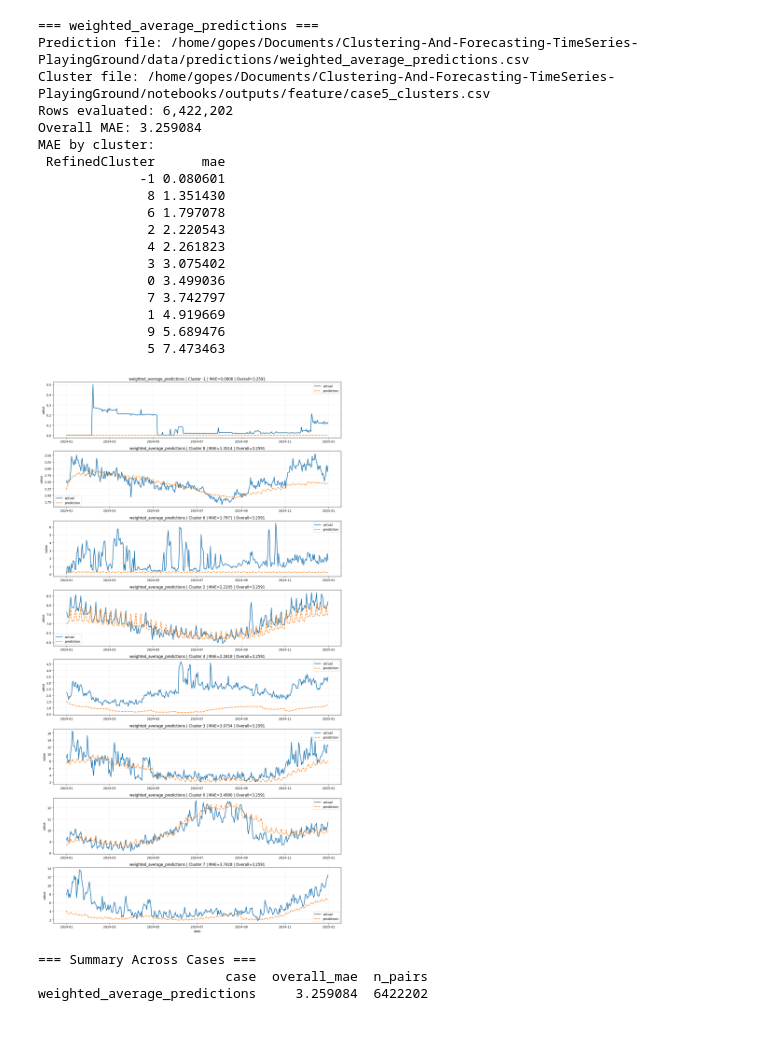
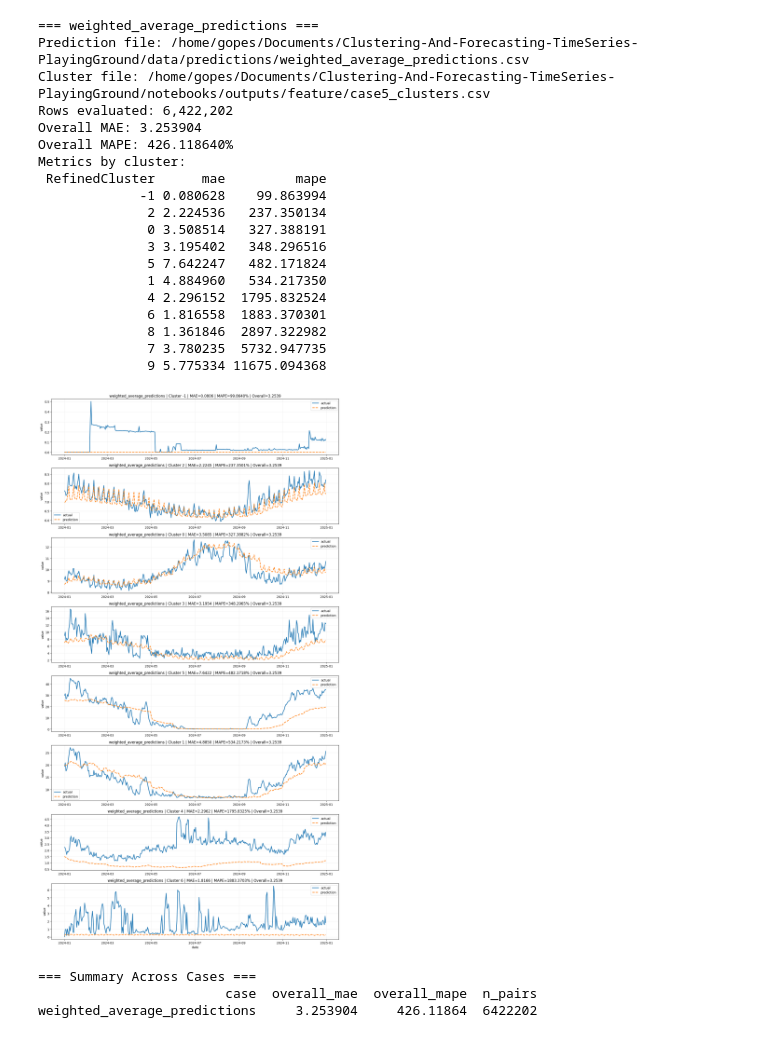
Before and after one commit to QuirkyCroissant/Clustering-And-Forecasting-TimeSeries-PlayingGround, a Jupyter notebook: notebooks/statistics/computePredictionsMetrics.ipynb, the cells around one changed output. Drawn from its saved outputs; the diff is of its cells as text; code cells hidden in the pictures.

Commit message:
MAPE calculation

```diff
--- a/notebooks/statistics/computePredictionsMetrics.ipynb
+++ b/notebooks/statistics/computePredictionsMetrics.ipynb
@@ -1,6 +1,6 @@
 # %%
-train_set = '../data/raw/sample_23.csv' # do not touch
-test_set = '../data/raw/sample_24.csv' # do not touch
+train_set = '../../data/raw/sample_23.csv' # do not touch
+test_set = '../../data/raw/sample_24.csv' # do not touch
 
 predictions_clustering = {
     # '../data/predictions/tft_case5_clusters_wide.csv': "outputs/feature/case5_clusters.csv",
@@ -17,7 +17,7 @@ predictions_clustering = {
     # '../data/predictions/flo/pred_2024_cluster_xgb(4).csv': "outputs/feature/case4_clusters.csv",
     # '../data/predictions/flo/pred_2024_cluster_xgb(5).csv': "outputs/feature/case5_clusters.csv",
     # 'outputs/pred_combined_case5.csv': "outputs/feature/case5_clusters.csv",
-    '/home/gopes/Documents/Clustering-And-Forecasting-TimeSeries-PlayingGround/data/predictions/weighted_average_predictions.csv': "outputs/feature/case5_clusters.csv",
+    '../../data/predictions/weighted_average_predictions.csv': "../outputs/feature/case5_clusters.csv",
     # 'outputs/pred_2024_cluster_xgb(13).csv': "outputs/feature/case5_clusters.csv",
     # 'outputs/pred_2024_global_xgb(1).csv': None,
     # '../data/predictions/flo/pred_2024_cluster_xgb(6).csv': "outputs/feature/case6_clusters.csv",
@@ -93,6 +93,15 @@ def _pick_cluster_col(cluster_df):
         if "cluster" in lc or lc in {"label", "labels"}:
             return c
     return None
+
+
+def _safe_mape(y_true, y_pred):
+    y_true = np.asarray(y_true, dtype=float)
+    y_pred = np.asarray(y_pred, dtype=float)
+    nonzero_mask = np.abs(y_true) > 0
+    if not np.any(nonzero_mask):
+        return np.nan
+    return np.mean(np.abs((y_true[nonzero_mask] - y_pred[nonzero_mask]) / y_true[nonzero_mask])) * 100.0
 
 
 def _load_case_data(eval_df, pred_path, cluster_path=None):
@@ -170,12 +179,15 @@ def _evaluate_one_case(case_name, eval_df, pred_path, cluster_path):
         raise ValueError(f"No valid numeric pairs to evaluate for case: {case_name}")
 
     overall_mae = mean_absolute_error(long_df["y_true"], long_df["y_pred"])
+    overall_mape = _safe_mape(long_df["y_true"], long_df["y_pred"])
     by_cluster = (
         long_df.groupby(cluster_col)
-        .apply(lambda d: mean_absolute_error(d["y_true"], d["y_pred"]))
-        .rename("mae")
+        .apply(lambda d: pd.Series({
+            "mae": mean_absolute_error(d["y_true"], d["y_pred"]),
+            "mape": _safe_mape(d["y_true"], d["y_pred"]),
+        }))
         .reset_index()
-        .sort_values("mae")
+        .sort_values(["mape", "mae"], na_position="last")
     )
 
     print(f"\n=== {case_name} ===")
@@ -183,7 +195,8 @@ def _evaluate_one_case(case_name, eval_df, pred_path, cluster_path):
     print(f"Cluster file: {cluster_path if cluster_path else 'None'}")
     print(f"Rows evaluated: {len(long_df):,}")
     print(f"Overall MAE: {overall_mae:.6f}")
-    print("MAE by cluster:")
+    print(f"Overall MAPE: {overall_mape:.6f}%")
+    print("Metrics by cluster:")
     print(by_cluster.to_string(index=False))
 
     clusters = by_cluster[cluster_col].tolist()
@@ -198,8 +211,8 @@ def _evaluate_one_case(case_name, eval_df, pred_path, cluster_path):
         x = daily["date"] if daily["date"].notna().any() else np.arange(len(daily))
         ax.plot(x, daily["y_true"], label="actual", linewidth=2)
         ax.plot(x, daily["y_pred"], label="prediction", linewidth=2, linestyle="--")
-        mae_c = float(by_cluster.loc[by_cluster[cluster_col] == c, "mae"].iloc[0])
-        ax.set_title(f"{case_name} | Cluster {c} | MAE={mae_c:.4f} | Overall={overall_mae:.4f}")
+        row = by_cluster.loc[by_cluster[cluster_col] == c].iloc[0]
+        ax.set_title(f"{case_name} | Cluster {c} | MAE={row['mae']:.4f} | MAPE={row['mape']:.4f}% | Overall={overall_mae:.4f}")
         ax.set_ylabel("value")
         ax.grid(alpha=0.2)
         ax.legend()
@@ -211,6 +224,7 @@ def _evaluate_one_case(case_name, eval_df, pred_path, cluster_path):
     return {
         "case": case_name,
         "overall_mae": overall_mae,
+        "overall_mape": overall_mape,
         "n_pairs": len(long_df),
     }
 
@@ -218,48 +232,49 @@ def _evaluate_one_case(case_name, eval_df, pred_path, cluster_path):
 NOTEBOOK_DIR = Path.cwd()
 if NOTEBOOK_DIR.name != "notebooks":
     # If the notebook runs from project root, this still resolves correctly.
     NOTEBOOK_DIR = (Path.cwd() / "notebooks") if (Path.cwd() / "notebooks").exists() else Path.cwd()
 
 eval_df = pd.read_csv(_resolve_path(test_set, NOTEBOOK_DIR))
 
 if not isinstance(predictions_clustering, dict) or len(predictions_clustering) == 0:
     raise ValueError("predictions_clustering must be a non-empty dict of {prediction_csv_path: cluster_csv_path_or_None}.")
 
 results = []
 for pred_rel, cluster_rel in predictions_clustering.items():
     pred_path = _resolve_path(pred_rel, NOTEBOOK_DIR)
     cluster_path = _resolve_path(cluster_rel, NOTEBOOK_DIR) if isinstance(cluster_rel, str) else None
 
     if not pred_path.exists():
         raise FileNotFoundError(f"Prediction file not found: {pred_path}")
 
     case_name = pred_path.stem
     result = _evaluate_one_case(case_name, eval_df, pred_path, cluster_path)
     results.append(result)
 
 summary_df = pd.DataFrame(results).sort_values("overall_mae")
 print("\n=== Summary Across Cases ===")
 print(summary_df.to_string(index=False))
 # %% [output]
 === weighted_average_predictions ===
 Prediction file: /home/gopes/Documents/Clustering-And-Forecasting-TimeSeries-PlayingGround/data/predictions/weighted_average_predictions.csv
 Cluster file: /home/gopes/Documents/Clustering-And-Forecasting-TimeSeries-PlayingGround/notebooks/outputs/feature/case5_clusters.csv
 Rows evaluated: 6,422,202
-Overall MAE: 3.259084
-MAE by cluster:
- RefinedCluster      mae
-             -1 0.080601
-              8 1.351430
-              6 1.797078
-              2 2.220543
-              4 2.261823
-              3 3.075402
-              0 3.499036
-              7 3.742797
-              1 4.919669
-              9 5.689476
-              5 7.473463
+Overall MAE: 3.253904
+Overall MAPE: 426.118640%
+Metrics by cluster:
+ RefinedCluster      mae         mape
+             -1 0.080628    99.863994
+              2 2.224536   237.350134
+              0 3.508514   327.388191
+              3 3.195402   348.296516
+              5 7.642247   482.171824
+              1 4.884960   534.217350
+              4 2.296152  1795.832524
+              6 1.816558  1883.370301
+              8 1.361846  2897.322982
+              7 3.780235  5732.947735
+              9 5.775334 11675.094368
-[figure, old version]
+[figure, new version]
 === Summary Across Cases ===
-                        case  overall_mae  n_pairs
-weighted_average_predictions     3.259084  6422202
+                        case  overall_mae  overall_mape  n_pairs
+weighted_average_predictions     3.253904     426.11864  6422202
```
